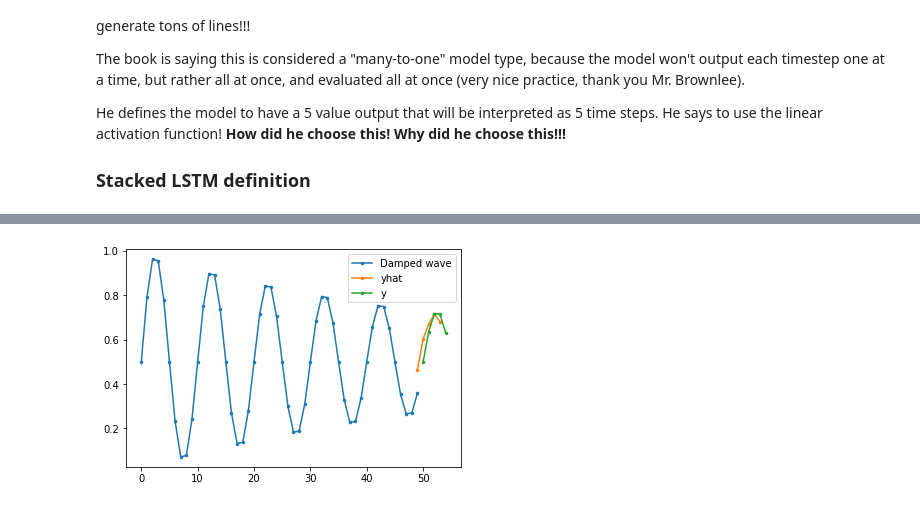
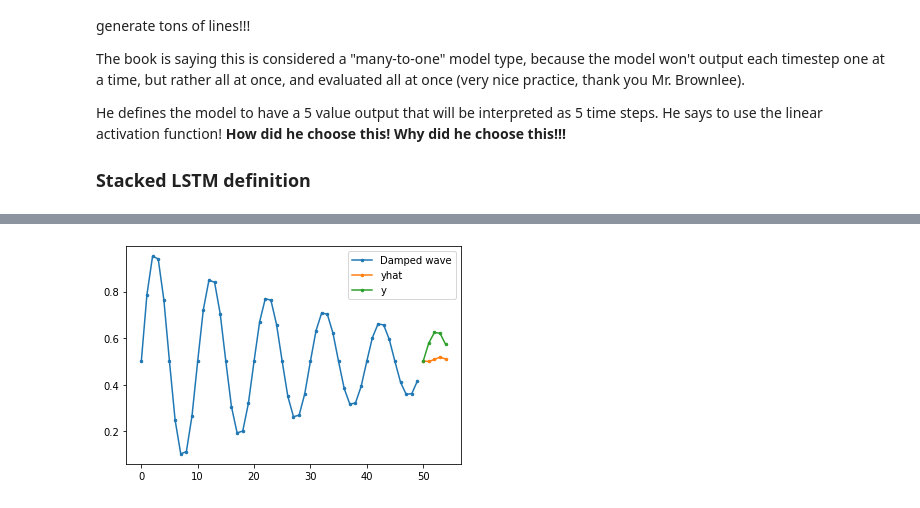
Before and after one commit to Matthew1309/GenerateArg, a Jupyter notebook: tutorials/Stacked_LSTM.ipynb, the cells around one changed output, grey strips where cells are left out. Drawn from its saved outputs; the diff is of its cells as text; code cells hidden in the pictures.

```diff
--- a/tutorials/Stacked_LSTM.ipynb
+++ b/tutorials/Stacked_LSTM.ipynb
@@ -207,12 +202,13 @@ He defines the model to have a 5 value output that will be interpreted as 5 time
 # Training set variables
 length = 50
 output = 5
+r_drop = 0.4
 
 # Model defintion
 model = Sequential()
-model.add(LSTM(20, input_shape=[length,1], return_sequences=True))
-model.add(LSTM(20))
+model.add(LSTM(20, input_shape=[length,1], return_sequences=True, recurrent_dropout=0.7))
+model.add(LSTM(20, recurrent_dropout=r_drop))
 model.add(Dense(output))
-model.compile(loss='mae', optimizer='adam')
+model.compile(loss='mse', optimizer='adam')
 print(model.summary())
 # %% [output]
@@ -237,3 +233,3 @@ Now we can fit the model
 # %%
-X, y = generate_examples(length, 50000, output)
-model.fit(X,y, batch_size=15, epochs=1)
+X, y = generate_examples(length, 30000, output)
+model.fit(X,y, batch_size=5, epochs=1)
@@ -243,10 +236,10 @@ model.fit(X,y, batch_size=15, epochs=1)
 # %%
 X_test, y_test = generate_examples(length, 1, output)
 y_hat = model.predict(X_test)
 plt.plot(X_test.reshape(length), marker=".", markersize=5)
-plt.plot(range(length-1,length+output-1),y_hat.reshape(output), marker=".", markersize=5)
+plt.plot(range(length,length+output),y_hat.reshape(output), marker=".", markersize=5)
 plt.plot(range(length,length+output),y_test.reshape(output), marker=".", markersize=5)
 plt.legend(['Damped wave', 'yhat', 'y'])
 plt.show()
 # %% [output]
-[figure, old version]
+[figure, new version]
```
Also changed, not shown: parts of 12 cells of this notebook.
